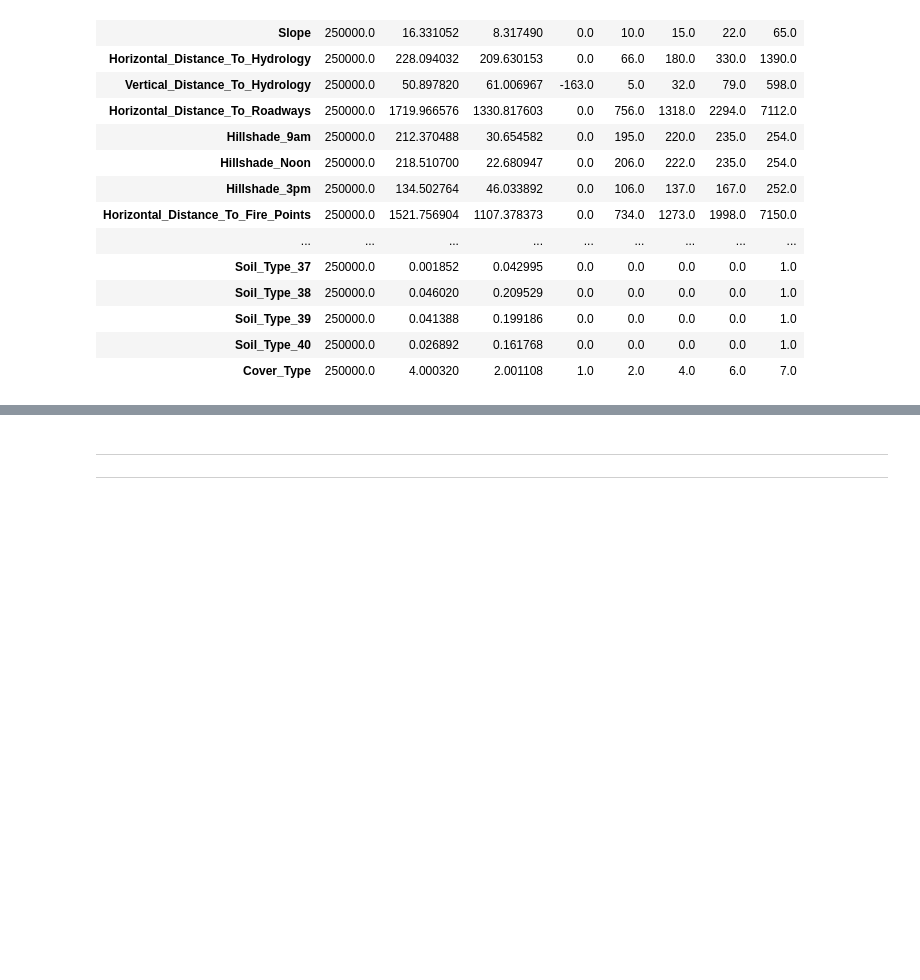
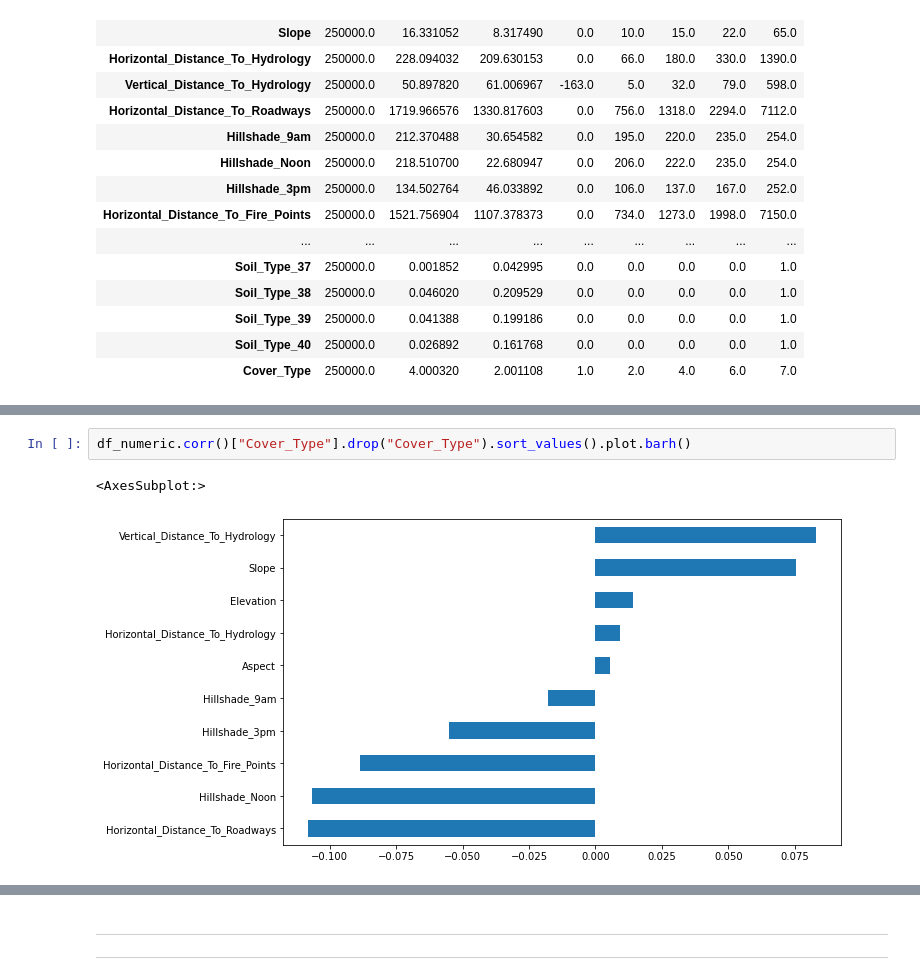
Before and after one commit to StephenKinggg/Data_Science_Course_Repo, a Jupyter notebook: 1. Projects_Assignment/22. ML_Assignment_3(Tree_Types_Prediction_Classification).ipynb, the cells around one changed output, grey strips where cells are left out. Cells and saved outputs as stored; diff of their text form; blank space fills up the shorter version.

```diff
--- a/1. Projects_Assignment/22. ML_Assignment_3(Tree_Types_Prediction_Classification).ipynb
+++ b/1. Projects_Assignment/22. ML_Assignment_3(Tree_Types_Prediction_Classification).ipynb
@@ -226,0 +318,5 @@ df.describe().T
+# %%
+df_numeric.corr()["Cover_Type"].drop("Cover_Type").sort_values().plot.barh()
+# %% [output]
+<AxesSubplot:>
+[figure, added]
```
Also changed, not shown: parts of 9 cells of this notebook, 3 other files.
